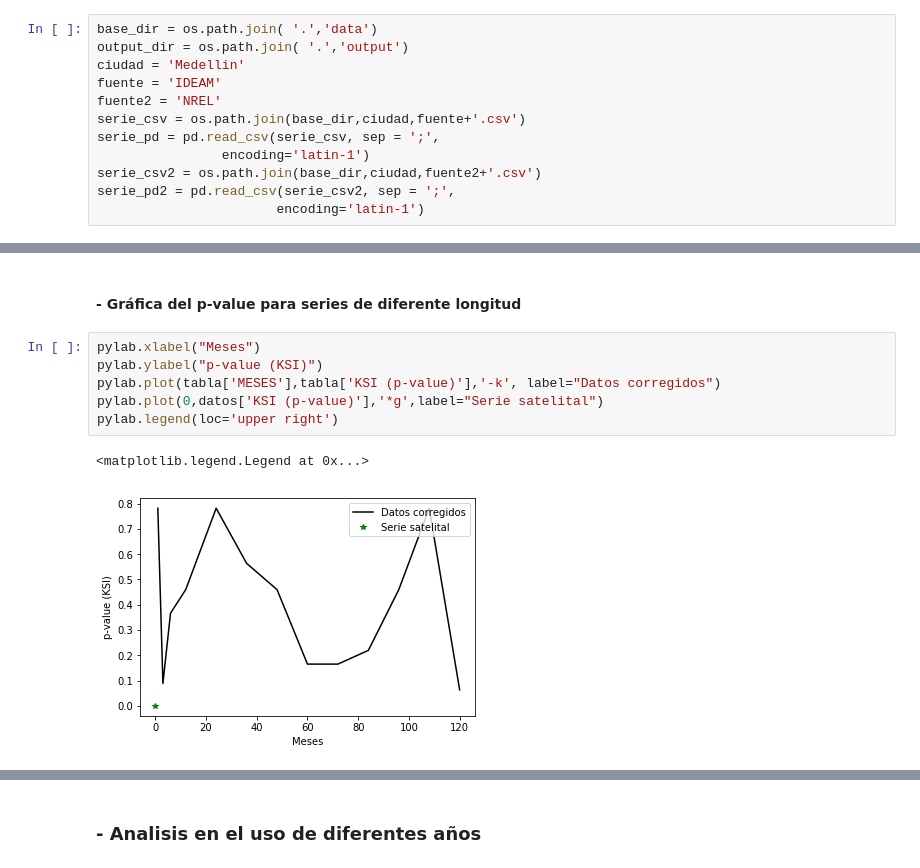
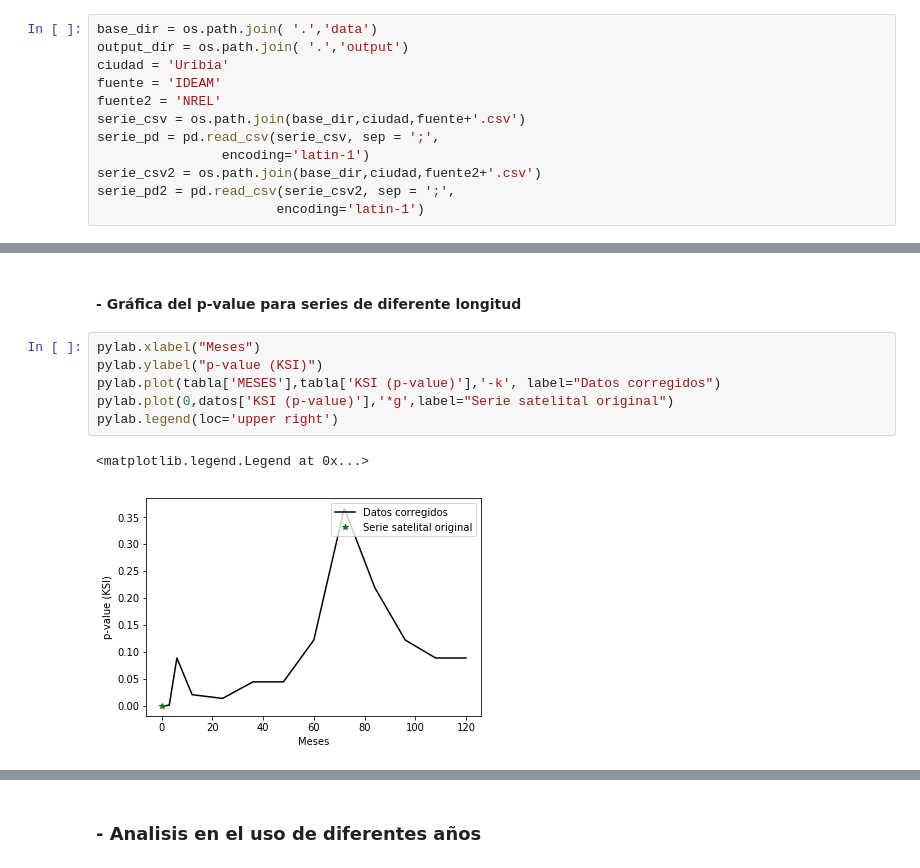
Before and after one commit to lrmahecha/Herramientas-Computacionales-IMEC3602, a Jupyter notebook: 02_taller01/Taller1.ipynb, the cells around one changed output, grey strips where cells are left out. Drawn from its saved outputs; the diff is of its cells as text.

```diff
--- a/02_taller01/Taller1.ipynb
+++ b/02_taller01/Taller1.ipynb
@@ -12,7 +12,7 @@ Populating the interactive namespace from numpy and matplotlib
 # %%
 base_dir = os.path.join( '.','data')
 output_dir = os.path.join( '.','output')
-ciudad = 'Medellin'
+ciudad = 'Uribia'
 fuente = 'IDEAM'
 fuente2 = 'NREL'
 serie_csv = os.path.join(base_dir,ciudad,fuente+'.csv')
@@ -388,10 +359,10 @@ pylab.legend(loc='upper right')
 # %%
 pylab.xlabel("Meses")
 pylab.ylabel("p-value (KSI)")
 pylab.plot(tabla['MESES'],tabla['KSI (p-value)'],'-k', label="Datos corregidos")
-pylab.plot(0,datos['KSI (p-value)'],'*g',label="Serie satelital")
+pylab.plot(0,datos['KSI (p-value)'],'*g',label="Serie satelital original")
 pylab.legend(loc='upper right')
 # %% [output]
 <matplotlib.legend.Legend at 0x...>
-[figure, old version]
+[figure, new version]
 # %% [markdown]
```
Also changed, not shown: parts of 28 cells of this notebook.
